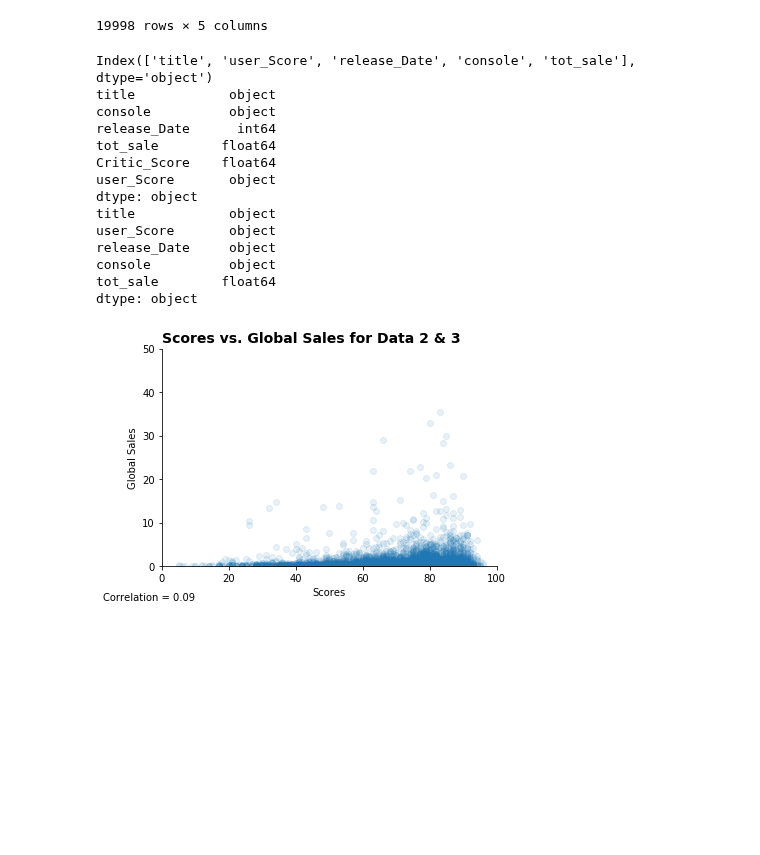
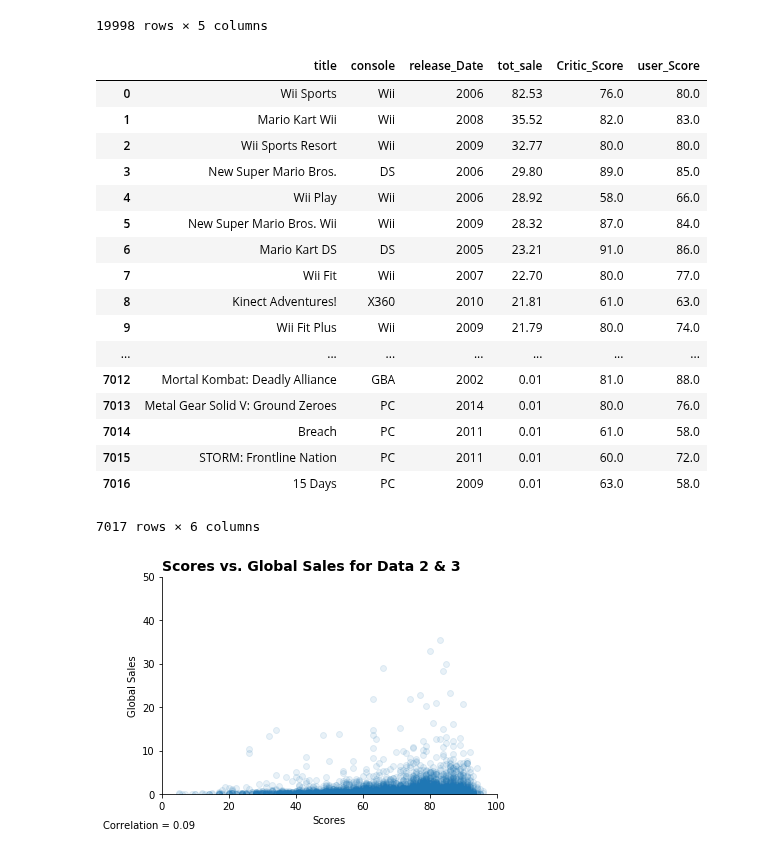
Before and after one commit to mell0611/data_science_project, a Jupyter notebook: dataset/Jeff's csv_check.ipynb, the cells around one changed output. Cells and saved outputs as stored; diff of their text form; code cells hidden in the pictures; blank space fills up the shorter version.

```diff
--- a/dataset/Jeff's csv_check.ipynb
+++ b/dataset/Jeff's csv_check.ipynb
@@ -149,32 +149,37 @@ data3
 # %%
 # merge data 2 and 3, get rid of exceptions in User and Critic Score
 # make new combo2 csv
 merge_list = ['title','console','release_Date','tot_sale','user_Score']
 data3.tot_sale = data3.tot_sale.apply(np.float64)
 
 combo2 = pd.merge(data2, data3, on= merge_list, how = 'outer' ,indicator=False)
 combo2 = combo2[combo2.user_Score != 'N/A  ']
 combo2 = combo2[combo2.Critic_Score != 'nan']
 combo2['user_Score']=pd.to_numeric(combo2['user_Score'])
 combo2['user_Score']=combo2['user_Score']*10
 
 combo2 = combo2.dropna()
 combo2.to_csv('combo2.csv')
+combo2
 # %% [output]
+|  | title | console | release_Date | tot_sale | Critic_Score | user_Score |
+| 0 | Wii Sports | Wii | 2006 | 82.53 | 76.0 | 80.0 |
+| 1 | Mario Kart Wii | Wii | 2008 | 35.52 | 82.0 | 83.0 |
+| 2 | Wii Sports Resort | Wii | 2009 | 32.77 | 80.0 | 80.0 |
+| 3 | New Super Mario Bros. | DS | 2006 | 29.80 | 89.0 | 85.0 |
+| 4 | Wii Play | Wii | 2006 | 28.92 | 58.0 | 66.0 |
+| 5 | New Super Mario Bros. Wii | Wii | 2009 | 28.32 | 87.0 | 84.0 |
+| 6 | Mario Kart DS | DS | 2005 | 23.21 | 91.0 | 86.0 |
+| 7 | Wii Fit | Wii | 2007 | 22.70 | 80.0 | 77.0 |
+| 8 | Kinect Adventures! | X360 | 2010 | 21.81 | 61.0 | 63.0 |
+| 9 | Wii Fit Plus | Wii | 2009 | 21.79 | 80.0 | 74.0 |
+| ... | ... | ... | ... | ... | ... | ... |
+| 7012 | Mortal Kombat: Deadly Alliance | GBA | 2002 | 0.01 | 81.0 | 88.0 |
+| 7013 | Metal Gear Solid V: Ground Zeroes | PC | 2014 | 0.01 | 80.0 | 76.0 |
+| 7014 | Breach | PC | 2011 | 0.01 | 61.0 | 58.0 |
+| 7015 | STORM: Frontline Nation | PC | 2011 | 0.01 | 60.0 | 72.0 |
+| 7016 | 15 Days | PC | 2009 | 0.01 | 63.0 | 58.0 |
-Index(['title', 'user_Score', 'release_Date', 'console', 'tot_sale'], dtype='object')
-title            object
-console          object
-release_Date      int64
-tot_sale        float64
-Critic_Score    float64
-user_Score       object
-dtype: object
-title            object
-user_Score       object
-release_Date     object
-console          object
-tot_sale        float64
-dtype: object
+7017 rows × 6 columns
 # %%
 fig, ax = plt.subplots()
 
```
